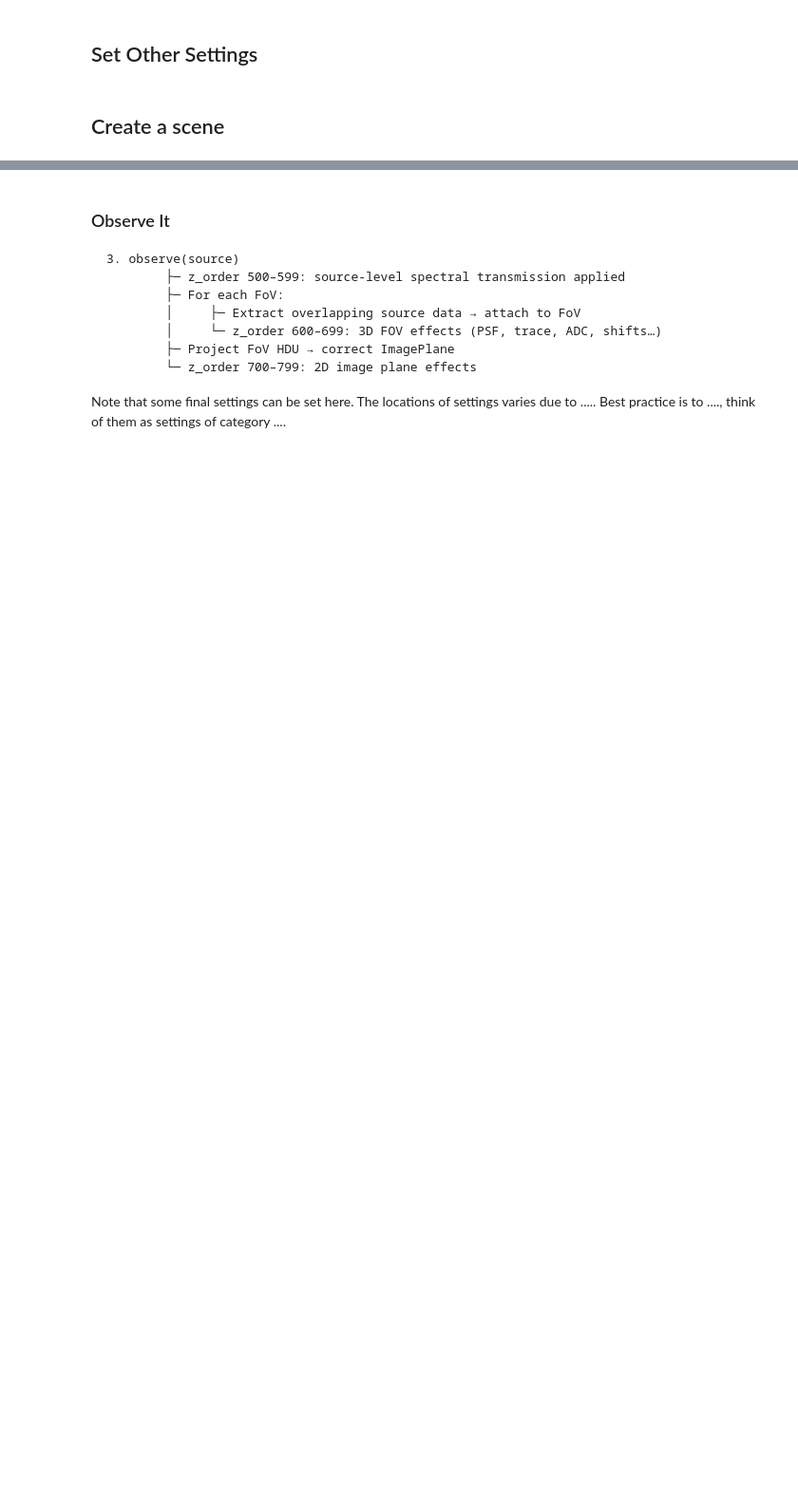
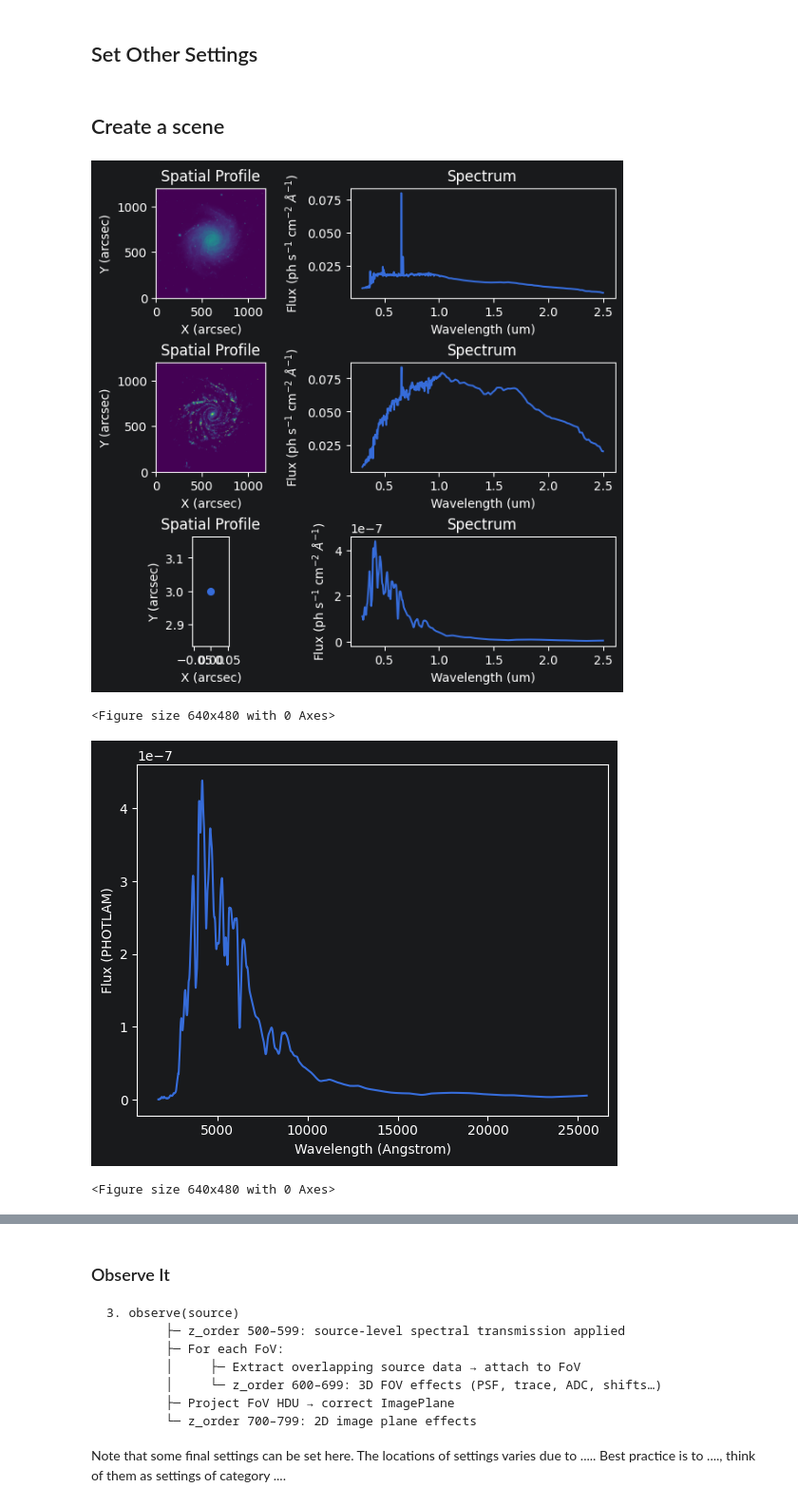
Before and after one commit to CaltechOpticalObservatories/zs-scopesim, a Jupyter notebook: notebooks/01_Kilonovae.ipynb, the cells around one changed output, grey strips where cells are left out. Shown at 95% size. Cells and saved outputs as stored; diff of their text form; code cells hidden in the pictures; blank space fills up the shorter version.

```diff
--- a/notebooks/01_Kilonovae.ipynb
+++ b/notebooks/01_Kilonovae.ipynb
@@ -35,7 +35,13 @@ def plot_source(source):
         axs = np.array([axs])
     for i, field in enumerate(source.fields):
         ax1, ax2 = axs[i]
-        ax1.imshow(field.data, origin='lower', cmap='viridis')
+        if hasattr(field, 'data'):
+            ax1.imshow(field.data, origin='lower', cmap='viridis')
+        elif hasattr(field, 'field') and all(col in field.field.colnames for col in ('x', 'y')):
+            ax1.scatter(field.field['x'], field.field['y'], s=30)
+            ax1.set_aspect('equal', adjustable='box')
+        else:
+            ax1.text(0.5, 0.5, field.__class__.__name__, ha='center', va='center')
         ax2.plot(wave, field.spectrum(wave))
         ax1.set_title('Spatial Profile')
         ax1.set_xlabel('X (arcsec)')
@@ -48,9 +54,7 @@ def plot_source(source):
 try:
     irdb_path = str(pathlib.Path(importlib.resources.files('irdb')).parent)
 except ModuleNotFoundError:
-    raise ModuleNotFoundError("Please install irdb package or comment this error and set the line below to your irdb path")
-    # e.g. "/Users/yashvi/Desktop/ZShooter/irdb/"
-    irdb_path = ""
+    irdb_path = str(pathlib.Path.home() / "src" / "irdb")
 
 sim.rc.__config__["!SIM.file.local_packages_path"] = irdb_path
 sim.rc.__config__["!SIM.file.search_path"].append(irdb_path)
@@ -82,28 +104,35 @@ zs = sim.OpticalTrain(cmd)
 # %% [markdown]
 ## Create a scene
 # %%
-spectrum_file=''
+spectrum_file = None
 
 
 # Start with a Galaxy off to the side
 scene = sim_tp.extragalactic.galaxies.spiral_two_component(extent=200*u.arcsec, fluxes=(20, 20)*u.mag)  # loaded from saved fits template of NGC1232L
 scene.shift(dy=-30*0.004)
 
 
 # download spectrum from spextra library
 
 sed = Spextrum('sne/sn1a').redshift(0.02) # redshift it to match the host galaxy
 spec = sed.scale_to_magnitude(24*u.ABmag, 'g')
 
 
 # add sn to scene 3" above center
 scene.append(Source(spectra=spec, x=[0.0], y=[3.0], ref=[0.], weight=[1.0]))
 
-# add user file to scene -3" above center
-scene.append(Source(spectra=synphot.SourceSpectrumn.from_file(spectrum_file), x=[0.0], y=[-3.0], ref=[0.], weight=[1.0]))
+# optionally add a user spectrum file to scene -3" above center
+if spectrum_file:
+    user_spec = synphot.SourceSpectrum.from_file(spectrum_file)
+    scene.append(Source(spectra=user_spec, x=[0.0], y=[-3.0], ref=[0.], weight=[1.0]))
 
 plot_source(scene)
 plt.figure()
 spec.plot()
 plt.figure()
 plot_source(scene)
+# %% [output]
+[figure, added]
+<Figure size 640x480 with 0 Axes>
+[figure, added]
+<Figure size 640x480 with 0 Axes>
```
Also changed, not shown: parts of 6 cells of this notebook, 8 other files.
